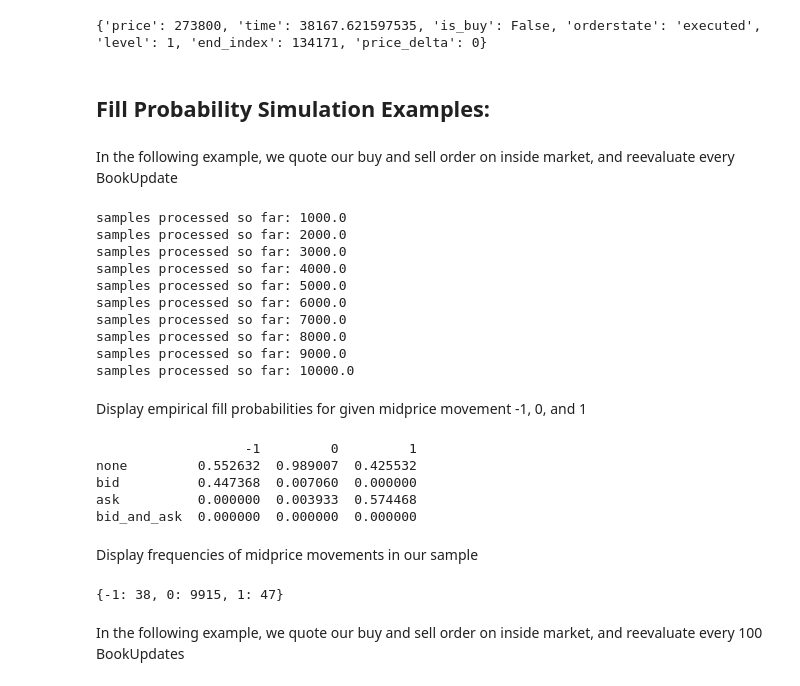
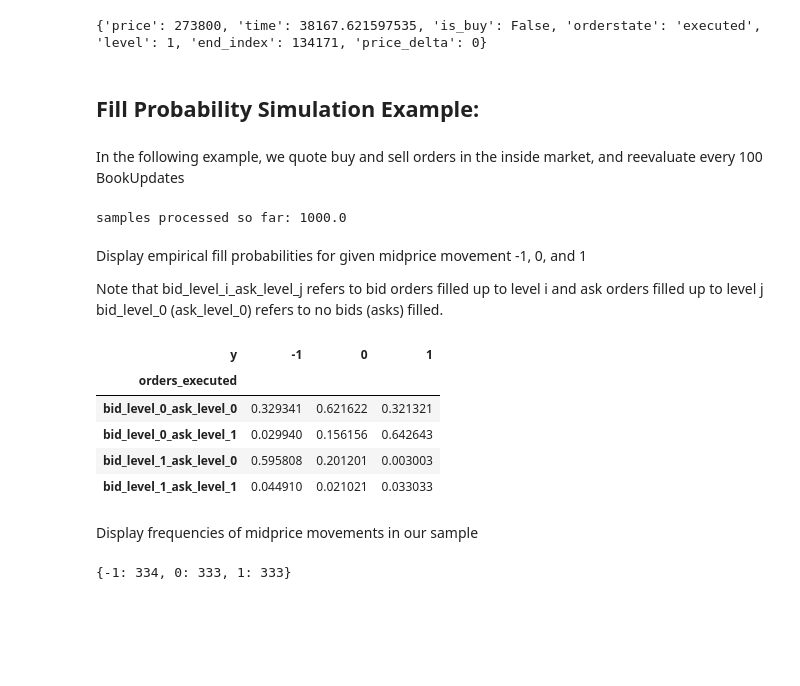
Before and after one commit to Jeremy-Coste/DL-Project-Team-E, a Jupyter notebook: OrderBook_simulator_and_fill_probability_estimator/OrderBookDemo.ipynb, the cells around one changed output. Drawn from its saved outputs; the diff is of its cells as text; code cells hidden in the pictures; blank space fills up the shorter version.

```diff
--- a/OrderBook_simulator_and_fill_probability_estimator/OrderBookDemo.ipynb
+++ b/OrderBook_simulator_and_fill_probability_estimator/OrderBookDemo.ipynb
@@ -75,42 +80,34 @@ print(order.get_closing_stats())
 # %% [output]
 {'price': 273800, 'time': 38167.621597535, 'is_buy': False, 'orderstate': 'executed', 'level': 1, 'end_index': 134171, 'price_delta': 0}
 # %% [markdown]
-Fill Probability Simulation Examples:
+Fill Probability Simulation Example:
 ------
 # %% [markdown]
-In the following example, we quote our buy and sell order on inside market, and reevaluate every BookUpdate
+In the following example, we quote buy and sell orders in the inside market, and reevaluate every 100 BookUpdates
 # %%
-probability_simulator = fps.FillProbabilitySimulator(numupdates=1, order_tuple=(1 , 1),
-                                                     orderbook=book, t_start=34200.01, t_end=50000)
-
-probability_simulator.generate_matrix(num_samples=10000)
+probability_simulator = fps.FillProbabilitySimulator(numupdates=100, order_tuple=([1] , [1]),
+                                                 orderbook=book, t_start=34200.01, t_end=50000)
+probability_simulator.generate_matrices(num_samples=1000)
 # %% [output]
 samples processed so far: 1000.0
-samples processed so far: 2000.0
-samples processed so far: 3000.0
-samples processed so far: 4000.0
-samples processed so far: 5000.0
-samples processed so far: 6000.0
-samples processed so far: 7000.0
-samples processed so far: 8000.0
-samples processed so far: 9000.0
-samples processed so far: 10000.0
 # %% [markdown]
 Display empirical fill probabilities for given midprice movement -1, 0, and 1
+
+Note that bid_level_i_ask_level_j refers to bid orders filled up to level i and ask orders filled up to level j
+bid_level_0 (ask_level_0) refers to no bids (asks) filled.
 # %%
 fill_matrix = probability_simulator.get_prob_matrix()
-print(fill_matrix)
+fill_matrix
 # %% [output]
-                   -1         0         1
-none         0.552632  0.989007  0.425532
-bid          0.447368  0.007060  0.000000
-ask          0.000000  0.003933  0.574468
-bid_and_ask  0.000000  0.000000  0.000000
+| y | -1 | 0 | 1 |
+| orders_executed |  |  |  |
+| bid_level_0_ask_level_0 | 0.329341 | 0.621622 | 0.321321 |
+| bid_level_0_ask_level_1 | 0.029940 | 0.156156 | 0.642643 |
+| bid_level_1_ask_level_0 | 0.595808 | 0.201201 | 0.003003 |
+| bid_level_1_ask_level_1 | 0.044910 | 0.021021 | 0.033033 |
 # %% [markdown]
 Display frequencies of midprice movements in our sample
 # %%
 print(probability_simulator.get_quantities())
 # %% [output]
-{-1: 38, 0: 9915, 1: 47}
+{-1: 334, 0: 333, 1: 333}
-# %% [markdown]
-In the following example, we quote our buy and sell order on inside market, and reevaluate every 100 BookUpdates
```
Also changed, not shown: parts of 36 cells of this notebook, 5 other files.
